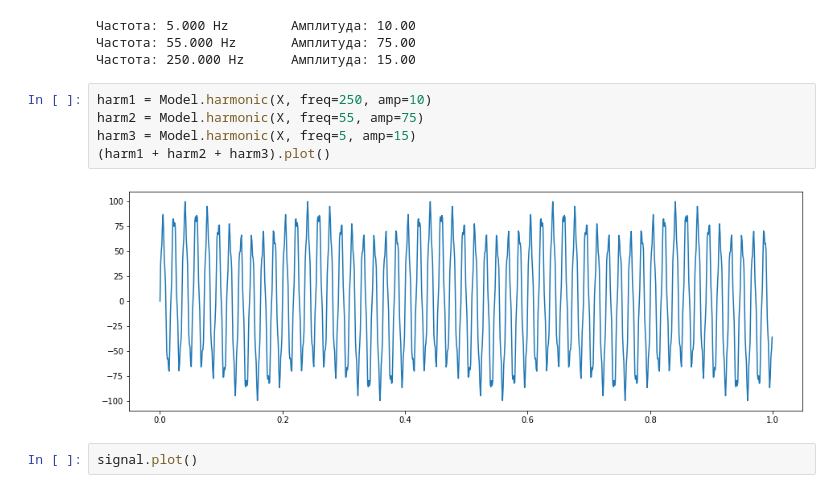
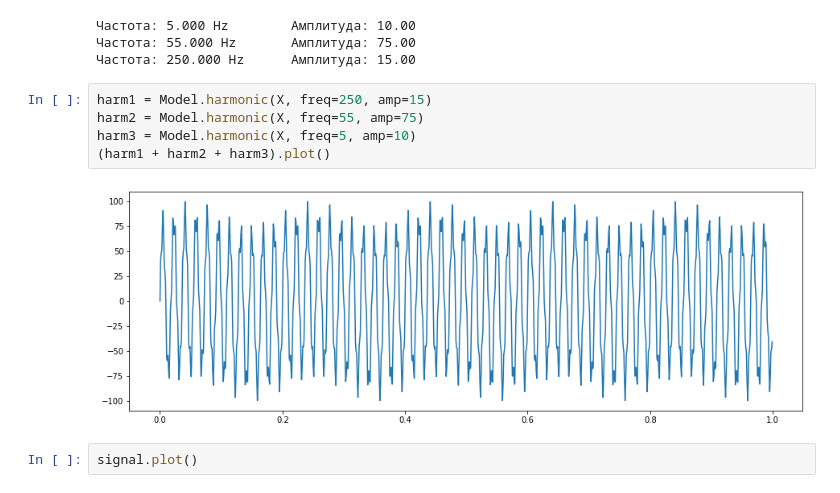
Before and after one commit to oborichkin/moed, a Jupyter notebook: Notebooks/09_work_with_data.ipynb, the cells around one changed output. Saved outputs shown, nothing was run; the diff lists cells and outputs as text.

```diff
--- a/Notebooks/09_work_with_data.ipynb
+++ b/Notebooks/09_work_with_data.ipynb
@@ -38,12 +38,12 @@ for x, y in dtf_signal._seq.items():
 Частота: 55.000 Hz       Амплитуда: 75.00
 Частота: 250.000 Hz      Амплитуда: 15.00
 # %%
-harm1 = Model.harmonic(X, freq=250, amp=10)
+harm1 = Model.harmonic(X, freq=250, amp=15)
 harm2 = Model.harmonic(X, freq=55, amp=75)
-harm3 = Model.harmonic(X, freq=5, amp=15)
+harm3 = Model.harmonic(X, freq=5, amp=10)
 (harm1 + harm2 + harm3).plot()
 # %% [output]
-[figure, old version]
+[figure, new version]
 # %%
 signal.plot()
 # %% [output]
```
Also changed, not shown: 2 other files.
